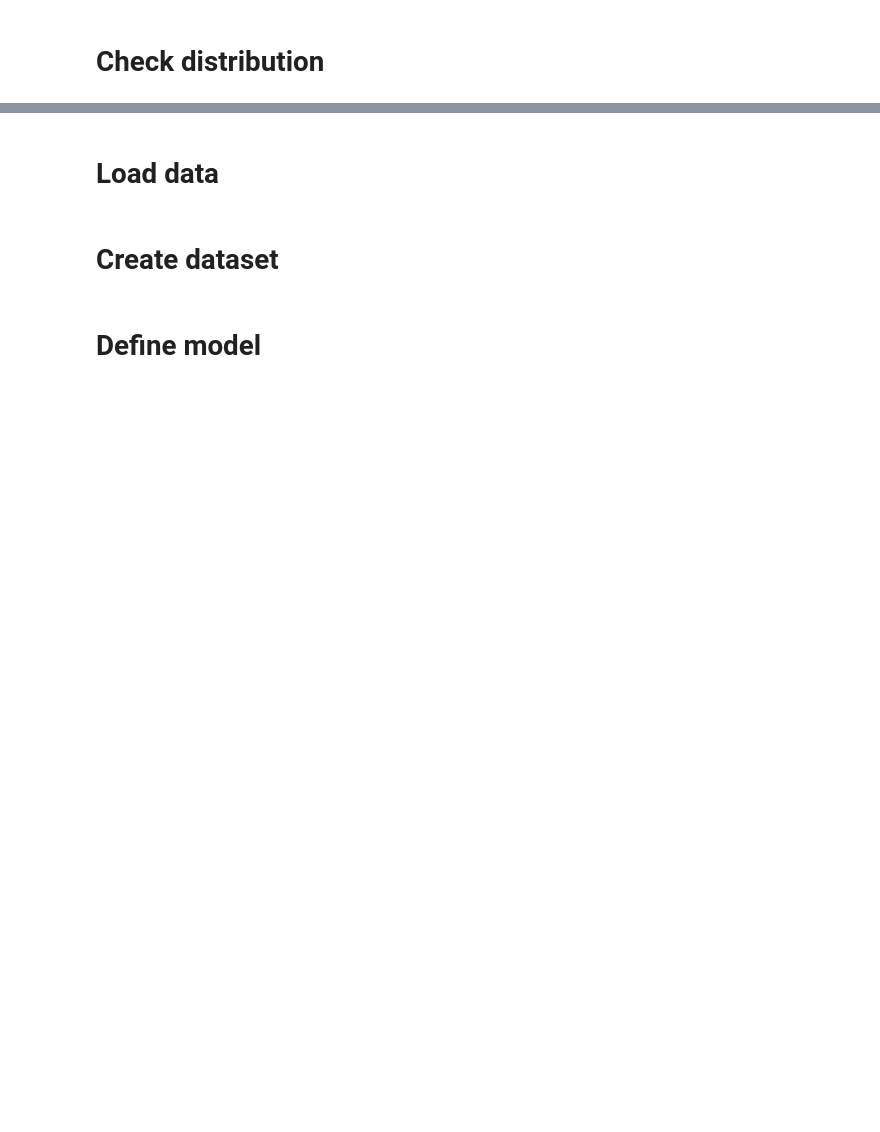
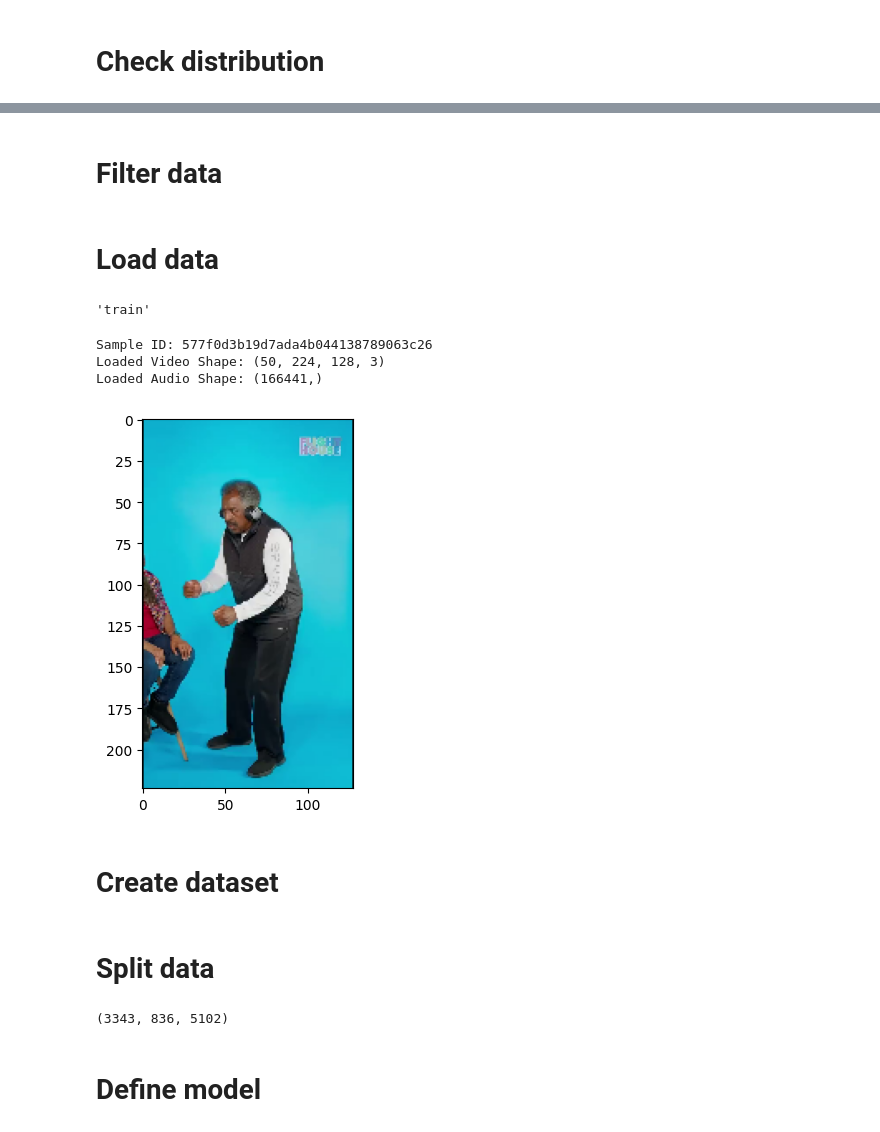
Before and after one commit to knightstark7/XAI-4-YoutubeEngagement, a Jupyter notebook: model_loading.ipynb, the cells around one changed output, grey strips where cells are left out. Drawn from its saved outputs; the diff is of its cells as text; code cells hidden in the pictures; blank space fills up the shorter version.

```diff
--- a/model_loading.ipynb
+++ b/model_loading.ipynb
@@ -50,2 +90,4 @@ plt.show()
+# %%
+prep_df = prep_df[prep_df['Video_len'] <= var.MAX_SECONDS]
 # %%
 prep_df['NAWP'].min(), prep_df['NAWP'].max(), prep_df['ECR'].min(), prep_df['ECR'].max()
@@ -52,26 +99,37 @@ prep_df['NAWP'].min(), prep_df['NAWP'].max(), prep_df['ECR'].min(), prep_df['ECR
+# %% [markdown]
+# Filter data
 # %% [markdown]
 # Load data
+# %%
+prep_df.sample(1)['Set'].values[0]
+# %% [output]
+'train'
 # %%
 def load_video_audio(video_file, audio_file):
     video_data = np.load(video_file)
     video_array = video_data["video"]
 
     with wave.open(audio_file, 'r') as wf:
         sample_rate = wf.getframerate()
         audio_array = np.frombuffer(wf.readframes(wf.getnframes()), dtype=np.int16)
 
-    return video_array, audio_array, sample_rate
+    return video_array, audio_array
 
-sample_id = prep_df["Id"].sample(1).values[0]
-print(f"Sample ID: {sample_id}")
+sample = prep_df.sample(1)
+print(f"Sample ID: {sample['Id'].values[0]}")
 
-video_loaded, audio_loaded, sr_loaded = load_video_audio(video_file=f"{var.TO_PATH}/{sample_id}.npz",
-                                                         audio_file=f"{var.TO_PATH}/{sample_id}.wav")
+video_loaded, audio_loaded = load_video_audio(video_file=f"{var.TO_PATH}/{sample['Set'].values[0]}/{sample['Id'].values[0]}.npz",
+                                                         audio_file=f"{var.TO_PATH}/{sample['Set'].values[0]}/{sample['Id'].values[0]}.wav")
 print(f"Loaded Video Shape: {video_loaded.shape}")  # (num_frames, height, width, 3)
-print(f"Loaded Audio Shape: {audio_loaded.shape}, Sample Rate: {sr_loaded} Hz")
+print(f"Loaded Audio Shape: {audio_loaded.shape}")
 
 plt.imshow(video_loaded[0])
 plt.show()
+# %% [output]
+Sample ID: 577f0d3b19d7ada4b044138789063c26
+Loaded Video Shape: (50, 224, 128, 3)
+Loaded Audio Shape: (166441,)
+[figure, added]
 # %% [markdown]
 # Create dataset
 # %%
@@ -173,2 +211,14 @@ print(sample_batch["label"].shape)  # Expected: (batch_size,)
+# %% [markdown]
+# Split data
+# %%
+train_df = prep_df[prep_df["Set"] == "train"]
+
+train_df, val_df = train_test_split(train_df, test_size=0.2, random_state=42)
+
+test_df = prep_df[prep_df["Set"] == "test"]
+
+len(train_df), len(val_df), len(test_df)
+# %% [output]
+(3343, 836, 5102)
 # %% [markdown]
 # Define model
```
Also changed, not shown: parts of 34 cells of this notebook, 2 other files.
